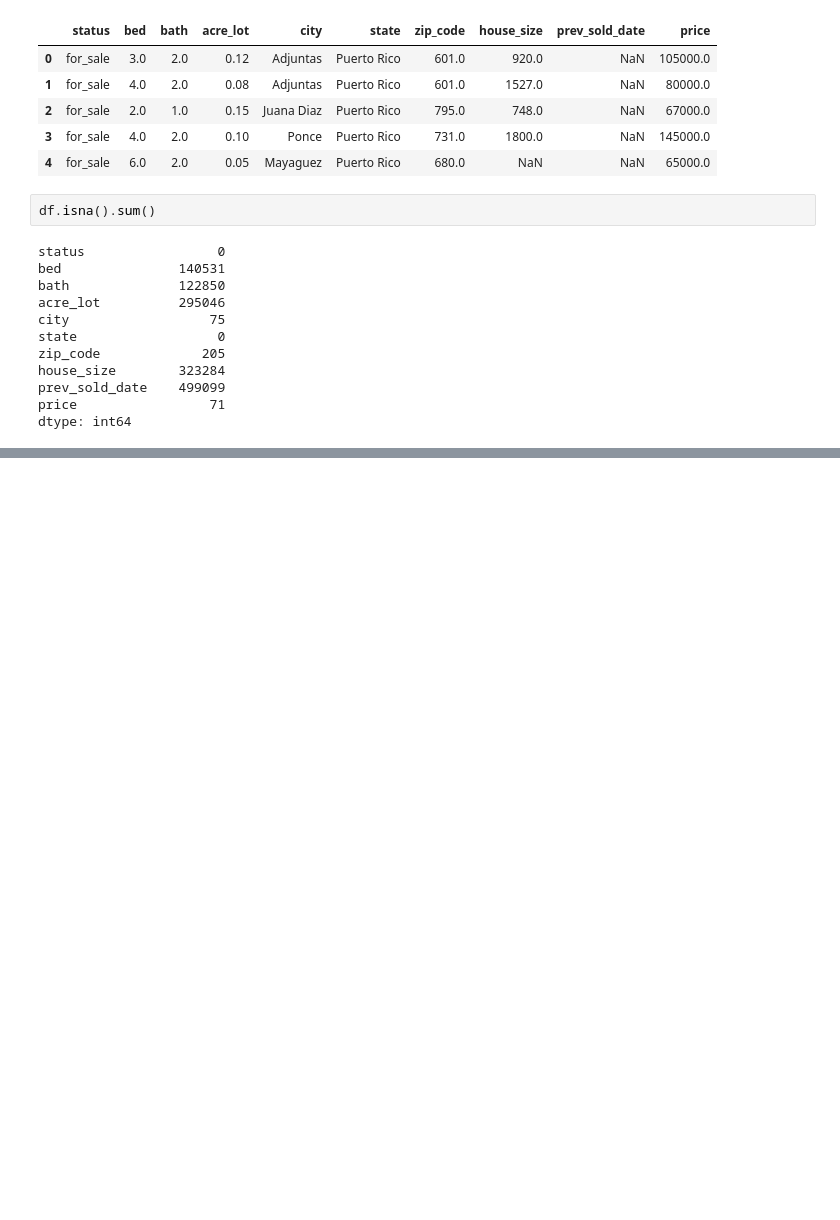
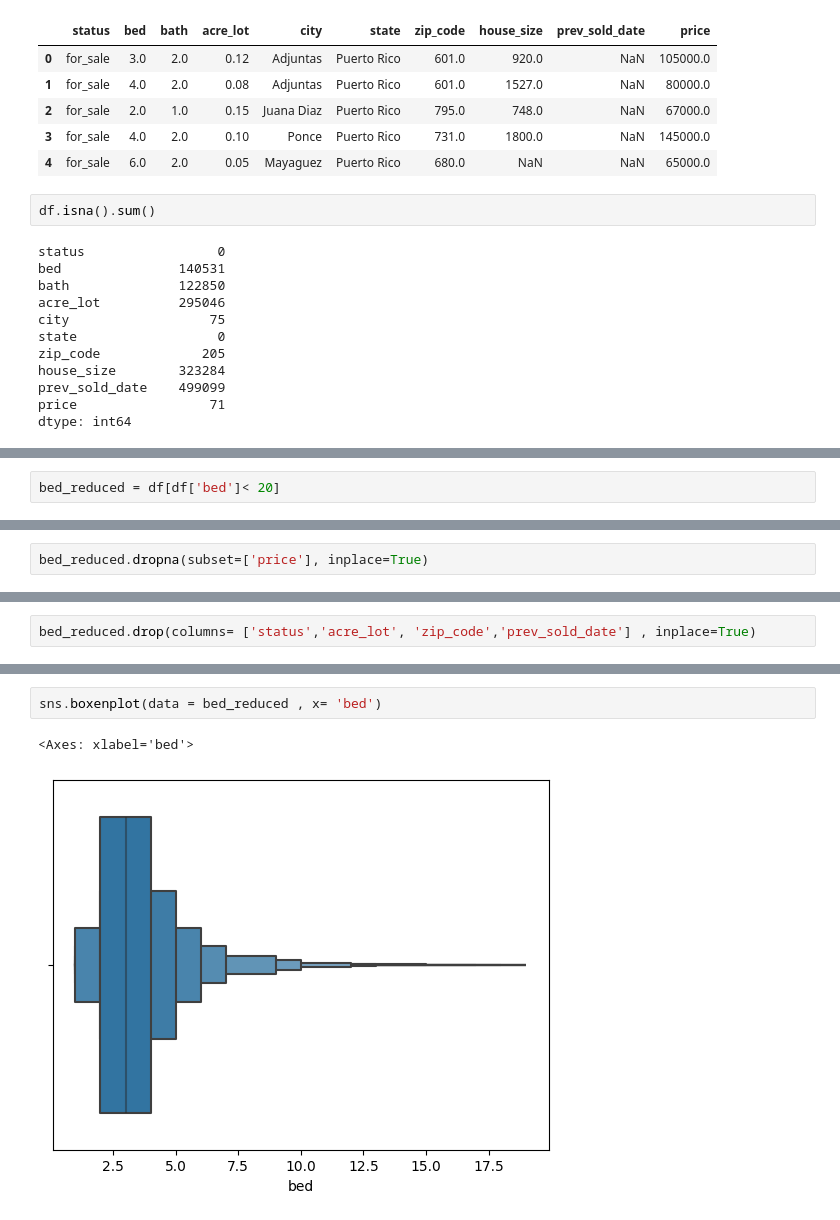
Before and after one commit to zinakhazaee/MachineLearning-SupervisedLearning_Regression, a Jupyter notebook: usa_real_estate.ipynb, the cells around one changed output, grey strips where cells are left out. Saved outputs shown, nothing was run; the diff lists cells and outputs as text; blank space fills up the shorter version.

```diff
--- a/usa_real_estate.ipynb
+++ b/usa_real_estate.ipynb
@@ -53,0 +162,2 @@ dtype: int64
+# %%
+bed_reduced = df[df['bed']< 20]
@@ -53,0 +182,2 @@ dtype: int64
+# %%
+bed_reduced.dropna(subset=['price'], inplace=True)
@@ -53,0 +203,2 @@ dtype: int64
+# %%
+bed_reduced.drop(columns= ['status','acre_lot', 'zip_code','prev_sold_date'] , inplace=True)
@@ -53,0 +226,5 @@ dtype: int64
+# %%
+sns.boxenplot(data = bed_reduced , x= 'bed')
+# %% [output]
+<Axes: xlabel='bed'>
+[figure, added]
```
Also changed, not shown: parts of 24 cells of this notebook.
